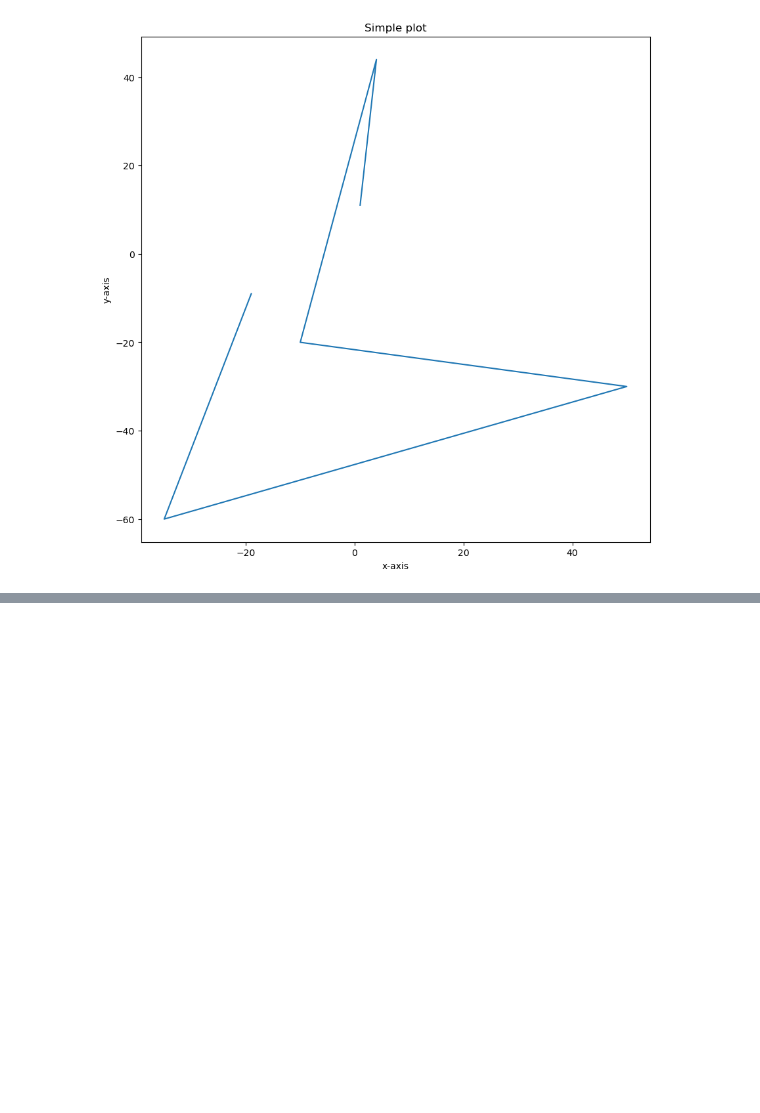
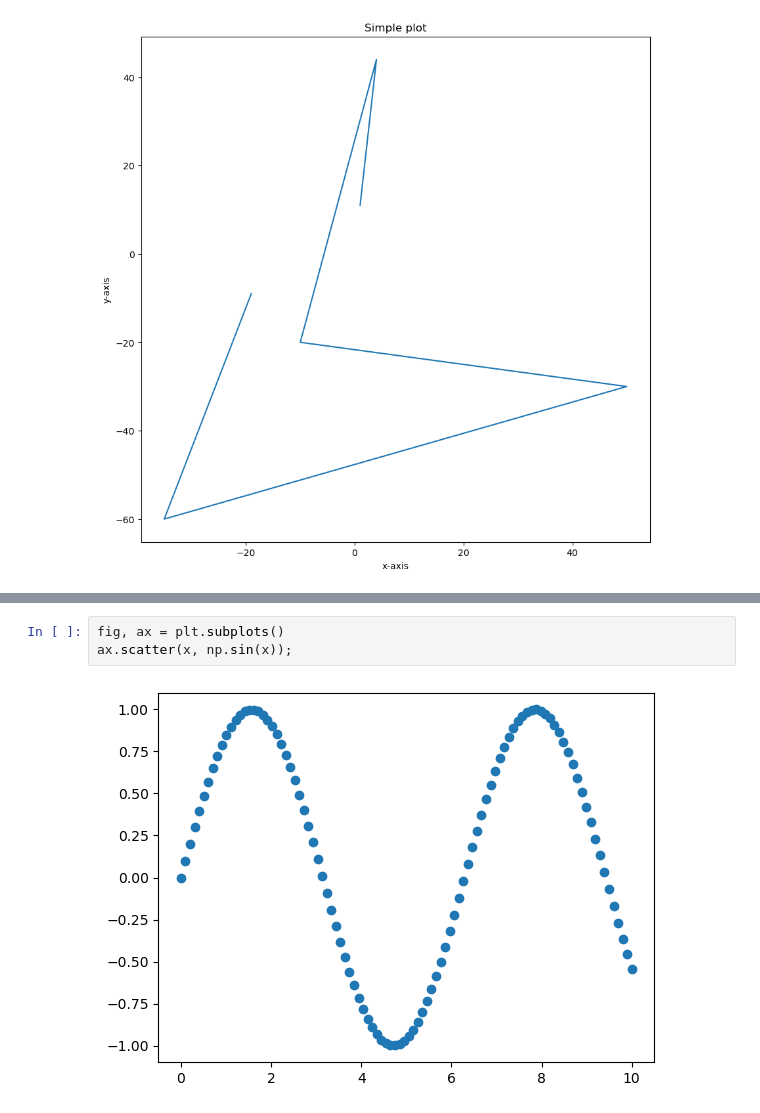
Before and after one commit to johnnvas/matplotlib_demo, a Jupyter notebook: Matplotlib_demo.ipynb, the cells around one changed output, grey strips where cells are left out. Cells and saved outputs as stored; diff of their text form; blank space fills up the shorter version.

```diff
--- a/Matplotlib_demo.ipynb
+++ b/Matplotlib_demo.ipynb
@@ -38,0 +77,5 @@ fig.savefig('./simple_plot.png')
+# %%
+fig, ax = plt.subplots()
+ax.scatter(x, np.sin(x));
+# %% [output]
+[figure, added]
```
Also changed, not shown: parts of 9 cells of this notebook.
